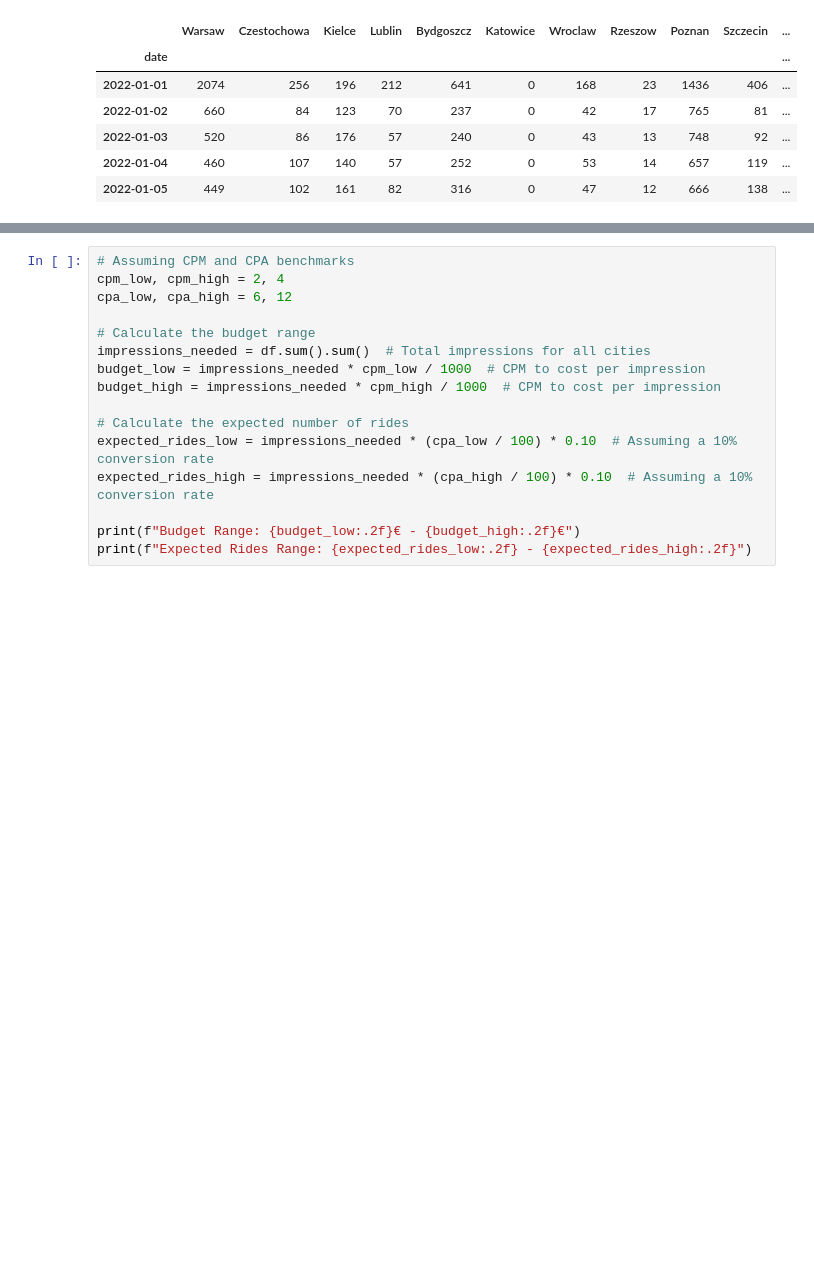
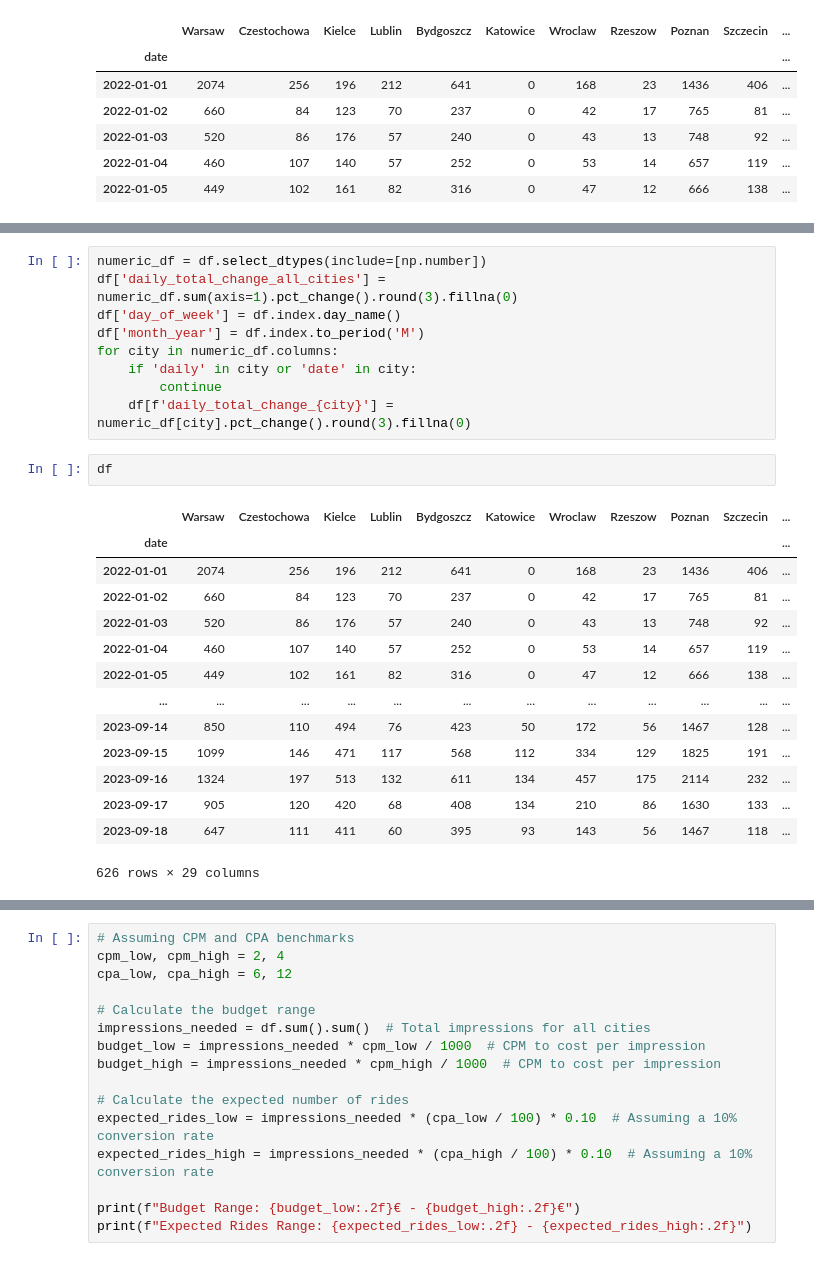
Before and after one commit to alerti/Applied-Marketing-Measurements-Bolt-Uber, a Jupyter notebook: notebooks/dataprocessing.ipynb, the cells around one changed output, grey strips where cells are left out. Drawn from its saved outputs; the diff is of its cells as text; blank space fills up the shorter version.

Commit message:
(started Analysis) - Cities

```diff
--- a/notebooks/dataprocessing.ipynb
+++ b/notebooks/dataprocessing.ipynb
@@ -116,0 +114,26 @@ Data columns (total 13 columns):
+# %%
+numeric_df = df.select_dtypes(include=[np.number])
+df['daily_total_change_all_cities'] = numeric_df.sum(axis=1).pct_change().round(3).fillna(0)
+df['day_of_week'] = df.index.day_name()
+df['month_year'] = df.index.to_period('M')
+for city in numeric_df.columns:
+    if 'daily' in city or 'date' in city:
+        continue
+    df[f'daily_total_change_{city}'] = numeric_df[city].pct_change().round(3).fillna(0)
+# %%
+df
+# %% [output]
+|  | Warsaw | Czestochowa | Kielce | Lublin | Bydgoszcz | Katowice | Wroclaw | Rzeszow | Poznan | Szczecin | ... |
+| date |  |  |  |  |  |  |  |  |  |  | ... |
+| 2022-01-01 | 2074 | 256 | 196 | 212 | 641 | 0 | 168 | 23 | 1436 | 406 | ... |
+| 2022-01-02 | 660 | 84 | 123 | 70 | 237 | 0 | 42 | 17 | 765 | 81 | ... |
+| 2022-01-03 | 520 | 86 | 176 | 57 | 240 | 0 | 43 | 13 | 748 | 92 | ... |
+| 2022-01-04 | 460 | 107 | 140 | 57 | 252 | 0 | 53 | 14 | 657 | 119 | ... |
+| 2022-01-05 | 449 | 102 | 161 | 82 | 316 | 0 | 47 | 12 | 666 | 138 | ... |
+| ... | ... | ... | ... | ... | ... | ... | ... | ... | ... | ... | ... |
+| 2023-09-14 | 850 | 110 | 494 | 76 | 423 | 50 | 172 | 56 | 1467 | 128 | ... |
+| 2023-09-15 | 1099 | 146 | 471 | 117 | 568 | 112 | 334 | 129 | 1825 | 191 | ... |
+| 2023-09-16 | 1324 | 197 | 513 | 132 | 611 | 134 | 457 | 175 | 2114 | 232 | ... |
+| 2023-09-17 | 905 | 120 | 420 | 68 | 408 | 134 | 210 | 86 | 1630 | 133 | ... |
+| 2023-09-18 | 647 | 111 | 411 | 60 | 395 | 93 | 143 | 56 | 1467 | 118 | ... |
+626 rows × 29 columns
```
Also changed, not shown: parts of 6 cells of this notebook, 3 other files.
